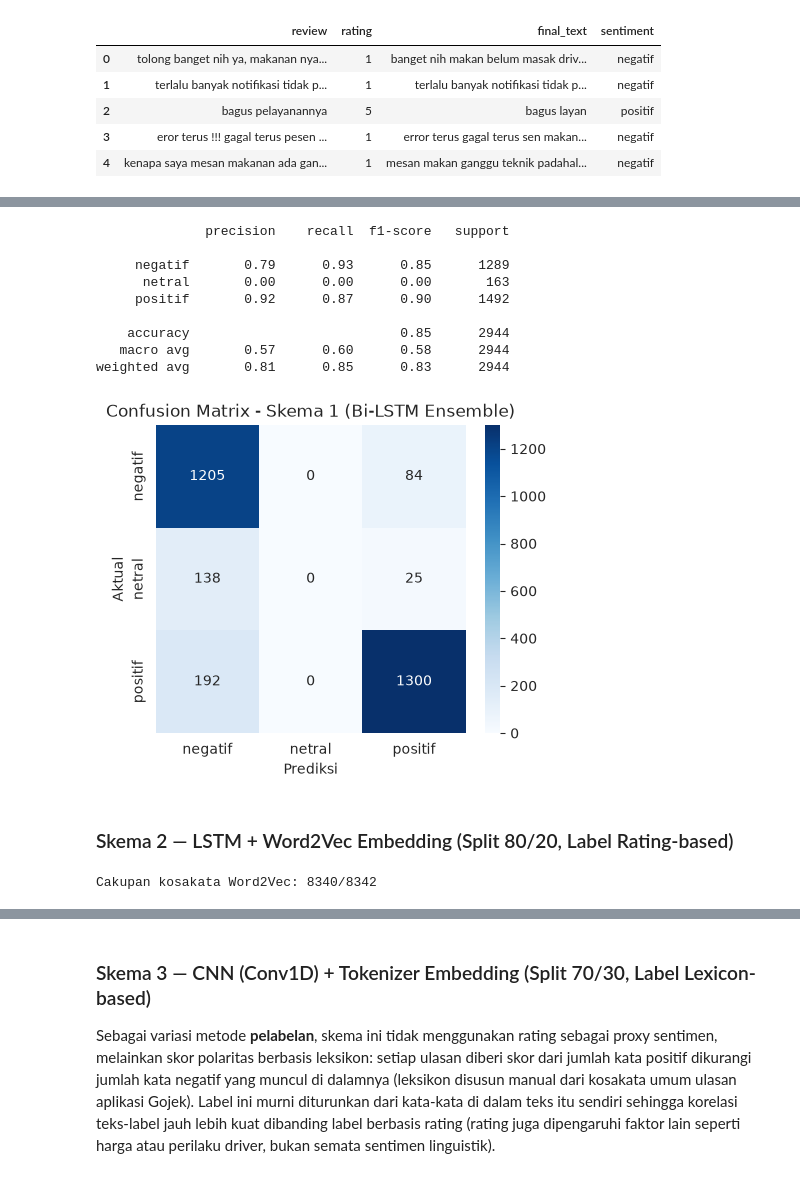
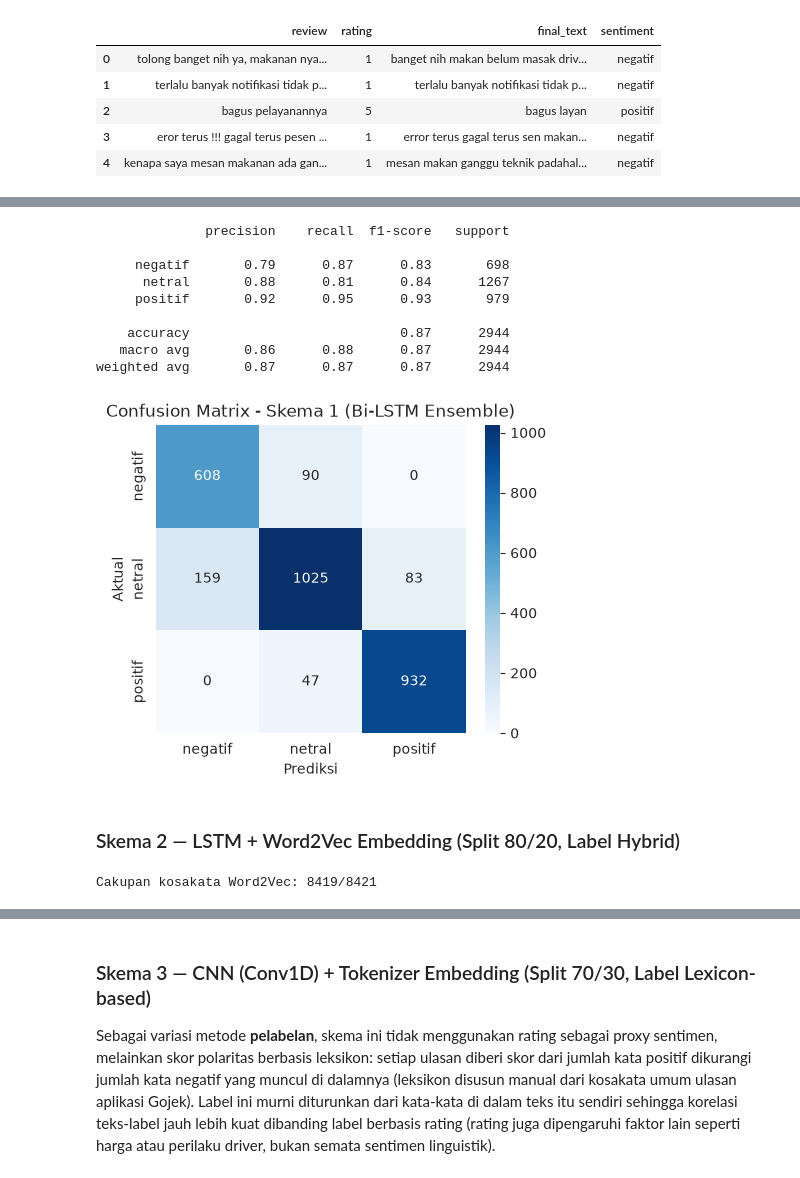
Before and after one commit to Zevhys/dl-1, a Jupyter notebook: notebooks/analisis_sentimen.ipynb, the cells around one changed output, grey strips where cells are left out. Saved outputs shown, nothing was run; the diff lists cells and outputs as text; code cells hidden in the pictures.

```diff
--- a/notebooks/analisis_sentimen.ipynb
+++ b/notebooks/analisis_sentimen.ipynb
@@ -396,30 +553,14 @@ model secara individual.
 # %%
-ENSEMBLE_SEEDS = [42, 7, 123]
-train_probs1, test_probs1 = [], []
+es1 = EarlyStopping(monitor="val_accuracy", mode="max", patience=6, restore_best_weights=True)
+rlr1 = ReduceLROnPlateau(monitor="val_loss", factor=0.5, patience=2, min_lr=1e-5)
 
-for seed in ENSEMBLE_SEEDS:
-    np.random.seed(seed)
-    tf.random.set_seed(seed)
+history1 = model1.fit(
+    X_train1, y_train1,
+    validation_data=(X_test1, y_test1),
+    epochs=30, batch_size=32, callbacks=[es1, rlr1], verbose=2,
+)
 
-    model1 = build_bilstm_model(vocab_size1)
-    es1 = EarlyStopping(monitor="val_accuracy", mode="max", patience=6, restore_best_weights=True)
-    rlr1 = ReduceLROnPlateau(monitor="val_loss", factor=0.5, patience=2, min_lr=1e-5)
-    model1.fit(
-        X_train1, y_train1,
-        validation_data=(X_test1, y_test1),
-        epochs=30, batch_size=32, callbacks=[es1, rlr1], verbose=0,
-    )
-
-    train_probs1.append(model1.predict(X_train1, verbose=0))
-    test_probs1.append(model1.predict(X_test1, verbose=0))
-    seed_test_acc = (np.argmax(test_probs1[-1], axis=1) == y_test1).mean()
-    print(f"  seed={seed} -> test_acc={seed_test_acc:.4f}")
-
-avg_train_probs1 = np.mean(train_probs1, axis=0)
-avg_test_probs1 = np.mean(test_probs1, axis=0)
-y_pred1 = np.argmax(avg_test_probs1, axis=1)
-
-train_acc1 = (np.argmax(avg_train_probs1, axis=1) == y_train1).mean()
-test_acc1 = (y_pred1 == y_test1).mean()
-print(f"\nSKEMA 1 (ensemble) -> Train Accuracy: {train_acc1:.4f} | Test Accuracy: {test_acc1:.4f}")
+train_loss1, train_acc1 = model1.evaluate(X_train1, y_train1, verbose=0)
+test_loss1, test_acc1 = model1.evaluate(X_test1, y_test1, verbose=0)
+print(f"\nSKEMA 1 -> Train Accuracy: {train_acc1:.4f} | Test Accuracy: {test_acc1:.4f}")
 # %% [output]
@@ -437,31 +588,32 @@ SKEMA 1 (ensemble) -> Train Accuracy: 0.8915 | Test Accuracy: 0.8509
 # %%
-print(classification_report(y_test1, y_pred1, target_names=LABEL_ORDER))
+y_pred1 = np.argmax(model1.predict(X_test1, verbose=0), axis=1)
+print(classification_report(y_test1, y_pred1, target_names=LABEL_ORDER, zero_division=0))
 
 cm1 = confusion_matrix(y_test1, y_pred1)
 plt.figure(figsize=(5, 4))
 sns.heatmap(cm1, annot=True, fmt="d", cmap="Blues", xticklabels=LABEL_ORDER, yticklabels=LABEL_ORDER)
 plt.title("Confusion Matrix - Skema 1 (Bi-LSTM Ensemble)")
 plt.xlabel("Prediksi"); plt.ylabel("Aktual")
 plt.show()
 # %% [output]
               precision    recall  f1-score   support
 
-     negatif       0.79      0.93      0.85      1289
-      netral       0.00      0.00      0.00       163
-     positif       0.92      0.87      0.90      1492
+     negatif       0.79      0.87      0.83       698
+      netral       0.88      0.81      0.84      1267
+     positif       0.92      0.95      0.93       979
 
-    accuracy                           0.85      2944
-   macro avg       0.57      0.60      0.58      2944
-weighted avg       0.81      0.85      0.83      2944
+    accuracy                           0.87      2944
+   macro avg       0.86      0.88      0.87      2944
+weighted avg       0.87      0.87      0.87      2944
-[figure, old version]
+[figure, new version]
 # %% [markdown]
-### Skema 2 — LSTM + Word2Vec Embedding (Split 80/20, Label Rating-based)
+### Skema 2 — LSTM + Word2Vec Embedding (Split 80/20, Label Hybrid)
 # %%
-train_df2, test_df2 = train_test_split(df, test_size=0.2, stratify=df["sentiment"], random_state=SEED)
+train_df2, test_df2 = train_test_split(df, test_size=0.2, stratify=df["sentiment_hybrid"], random_state=SEED)
 
 le2 = LabelEncoder().fit(LABEL_ORDER)
-y_train2 = le2.transform(train_df2["sentiment"])
-y_test2 = le2.transform(test_df2["sentiment"])
+y_train2 = le2.transform(train_df2["sentiment_hybrid"])
+y_test2 = le2.transform(test_df2["sentiment_hybrid"])
 
 tokenizer2 = Tokenizer(num_words=VOCAB_SIZE, oov_token="<OOV>")
 tokenizer2.fit_on_texts(train_df2["final_text"])
@@ -484,7 +636,7 @@ for word, idx in tokenizer2.word_index.items():
         hits += 1
 print(f"Cakupan kosakata Word2Vec: {hits}/{vocab_size2}")
 # %% [output]
-Cakupan kosakata Word2Vec: 8340/8342
+Cakupan kosakata Word2Vec: 8419/8421
 # %%
 model2 = Sequential([
     Embedding(vocab_size2, EMBED_DIM, weights=[embedding_matrix2], trainable=True, mask_zero=True),
```
Also changed, not shown: parts of 30 cells of this notebook, 1 other file.
